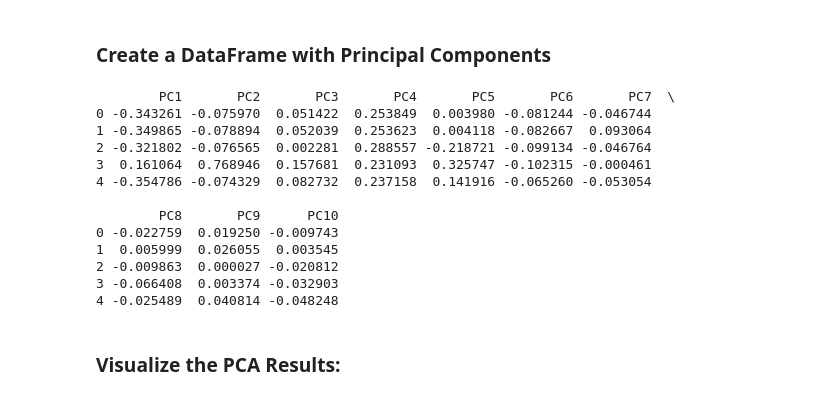
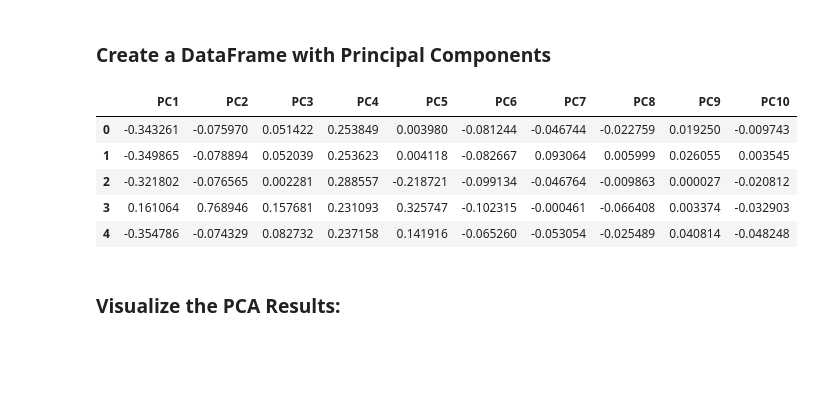
Before and after one commit to logancorrea/COMP-5360---Final-Project, a Jupyter notebook: PCA.ipynb, the cells around one changed output. Cells and saved outputs as stored; diff of their text form; code cells hidden in the pictures; blank space fills up the shorter version.

```diff
--- a/PCA.ipynb
+++ b/PCA.ipynb
@@ -157,27 +166,20 @@ plt.show()
 # %%
 # select the number of components
 n_components = 10
 pca = PCA(n_components=n_components)
 pca.fit(data_scaled)
 # transform the data
 reduced_data = pca.transform(data_scaled)
 # create a new DataFrame
 reduced_df = pd.DataFrame(reduced_data, columns=[f'PC{i}' for i in range(1, n_components + 1)])
-print(reduced_df.head())
+display(reduced_df.head())
 # %% [output]
-        PC1       PC2       PC3       PC4       PC5       PC6       PC7  \
-0 -0.343261 -0.075970  0.051422  0.253849  0.003980 -0.081244 -0.046744
-1 -0.349865 -0.078894  0.052039  0.253623  0.004118 -0.082667  0.093064
-2 -0.321802 -0.076565  0.002281  0.288557 -0.218721 -0.099134 -0.046764
-3  0.161064  0.768946  0.157681  0.231093  0.325747 -0.102315 -0.000461
-4 -0.354786 -0.074329  0.082732  0.237158  0.141916 -0.065260 -0.053054
-
-        PC8       PC9      PC10
-0 -0.022759  0.019250 -0.009743
-1  0.005999  0.026055  0.003545
-2 -0.009863  0.000027 -0.020812
-3 -0.066408  0.003374 -0.032903
-4 -0.025489  0.040814 -0.048248
+|  | PC1 | PC2 | PC3 | PC4 | PC5 | PC6 | PC7 | PC8 | PC9 | PC10 |
+| 0 | -0.343261 | -0.075970 | 0.051422 | 0.253849 | 0.003980 | -0.081244 | -0.046744 | -0.022759 | 0.019250 | -0.009743 |
+| 1 | -0.349865 | -0.078894 | 0.052039 | 0.253623 | 0.004118 | -0.082667 | 0.093064 | 0.005999 | 0.026055 | 0.003545 |
+| 2 | -0.321802 | -0.076565 | 0.002281 | 0.288557 | -0.218721 | -0.099134 | -0.046764 | -0.009863 | 0.000027 | -0.020812 |
+| 3 | 0.161064 | 0.768946 | 0.157681 | 0.231093 | 0.325747 | -0.102315 | -0.000461 | -0.066408 | 0.003374 | -0.032903 |
+| 4 | -0.354786 | -0.074329 | 0.082732 | 0.237158 | 0.141916 | -0.065260 | -0.053054 | -0.025489 | 0.040814 | -0.048248 |
 # %% [markdown]
 ### Visualize the PCA Results:
 # %%
```
Also changed, not shown: parts of 4 cells of this notebook.
